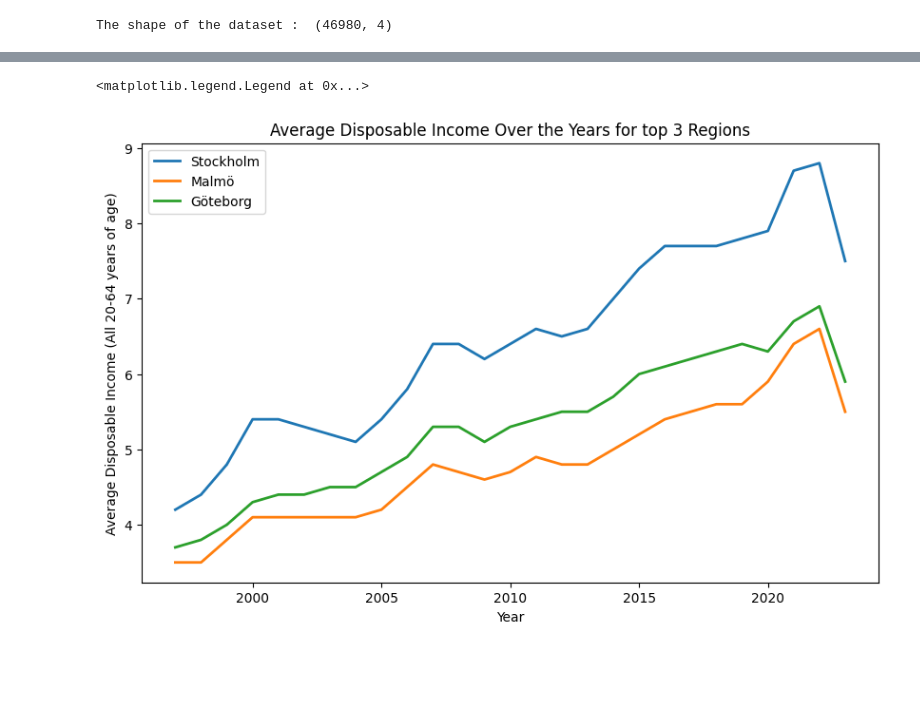
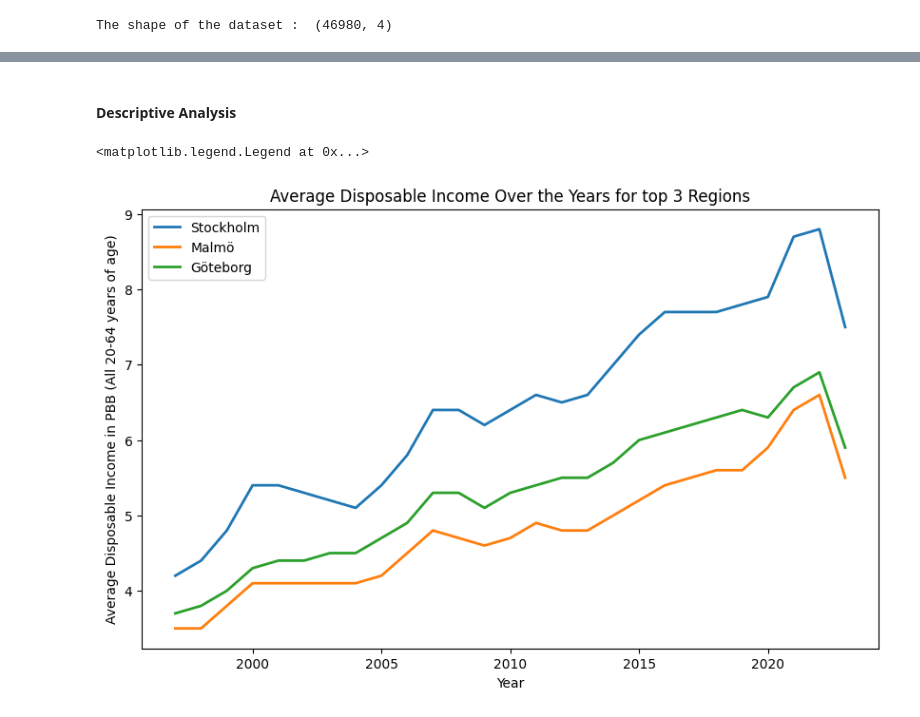
Before and after one commit to Magesh-Babu/Electrification_of_Swedish_Cars, a Jupyter notebook: exploratory_analysis/income_data_exploratory_analysis.ipynb, the cells around one changed output, grey strips where cells are left out. Drawn from its saved outputs; the diff is of its cells as text; code cells hidden in the pictures; blank space fills up the shorter version.

Commit message:
income_data_basic_analysis_EDA_done

```diff
--- a/exploratory_analysis/income_data_exploratory_analysis.ipynb
+++ b/exploratory_analysis/income_data_exploratory_analysis.ipynb
@@ -63,0 +98,4 @@ array(['Upplands Väsby', 'Vallentuna', 'Österåker', 'Värmdö', 'Järfälla',
+# %%
+df['Region'] = df['Region'].str.strip().str.title()
+# %%
+df = df.dropna(subset=['AvgDisposibleIncome'])
@@ -64,20 +118,24 @@ array(['Upplands Väsby', 'Vallentuna', 'Österåker', 'Värmdö', 'Järfälla',
+# %%
+df.columns = ['region', 'age_breakdown', 'year', 'avg_disposable_income']
+# %% [markdown]
+#### Descriptive Analysis
 # %%
-df1 = df[(df['AgeVariable']=='all 20-64 years of age') & (df['Region'] =='Stockholm')]
-df2 = df[(df['AgeVariable']=='all 20-64 years of age') & (df['Region'] =='Malmö')]
-df3 = df[(df['AgeVariable']=='all 20-64 years of age') & (df['Region'] =='Göteborg')]
+df1 = df[(df['age_breakdown']=='all 20-64 years of age') & (df['region'] =='Stockholm')]
+df2 = df[(df['age_breakdown']=='all 20-64 years of age') & (df['region'] =='Malmö')]
+df3 = df[(df['age_breakdown']=='all 20-64 years of age') & (df['region'] =='Göteborg')]
 # %%
 fig, ax = plt.subplots(figsize=(10, 6))
-ax.plot(df1['Year'], df1['AvgDisposibleIncome'], linewidth=2.0, label='Stockholm')
-ax.plot(df2['Year'], df2['AvgDisposibleIncome'], linewidth=2.0, label='Malmö')
-ax.plot(df3['Year'], df3['AvgDisposibleIncome'], linewidth=2.0, label='Göteborg')
+ax.plot(df1['year'], df1['avg_disposable_income'], linewidth=2.0, label='Stockholm')
+ax.plot(df2['year'], df2['avg_disposable_income'], linewidth=2.0, label='Malmö')
+ax.plot(df3['year'], df3['avg_disposable_income'], linewidth=2.0, label='Göteborg')
 
 # Add labels and a title for clarity
 ax.set_xlabel('Year')
-ax.set_ylabel('Average Disposable Income (All 20-64 years of age)')
+ax.set_ylabel('Average Disposable Income in PBB (All 20-64 years of age)')
 ax.set_title('Average Disposable Income Over the Years for top 3 Regions')
 
 # Add a legend with a specific location
 ax.legend(loc='upper left')
 # %% [output]
 <matplotlib.legend.Legend at 0x...>
-[figure, old version]
+[figure, new version]
```
Also changed, not shown: parts of 21 cells of this notebook, 1 other file.
